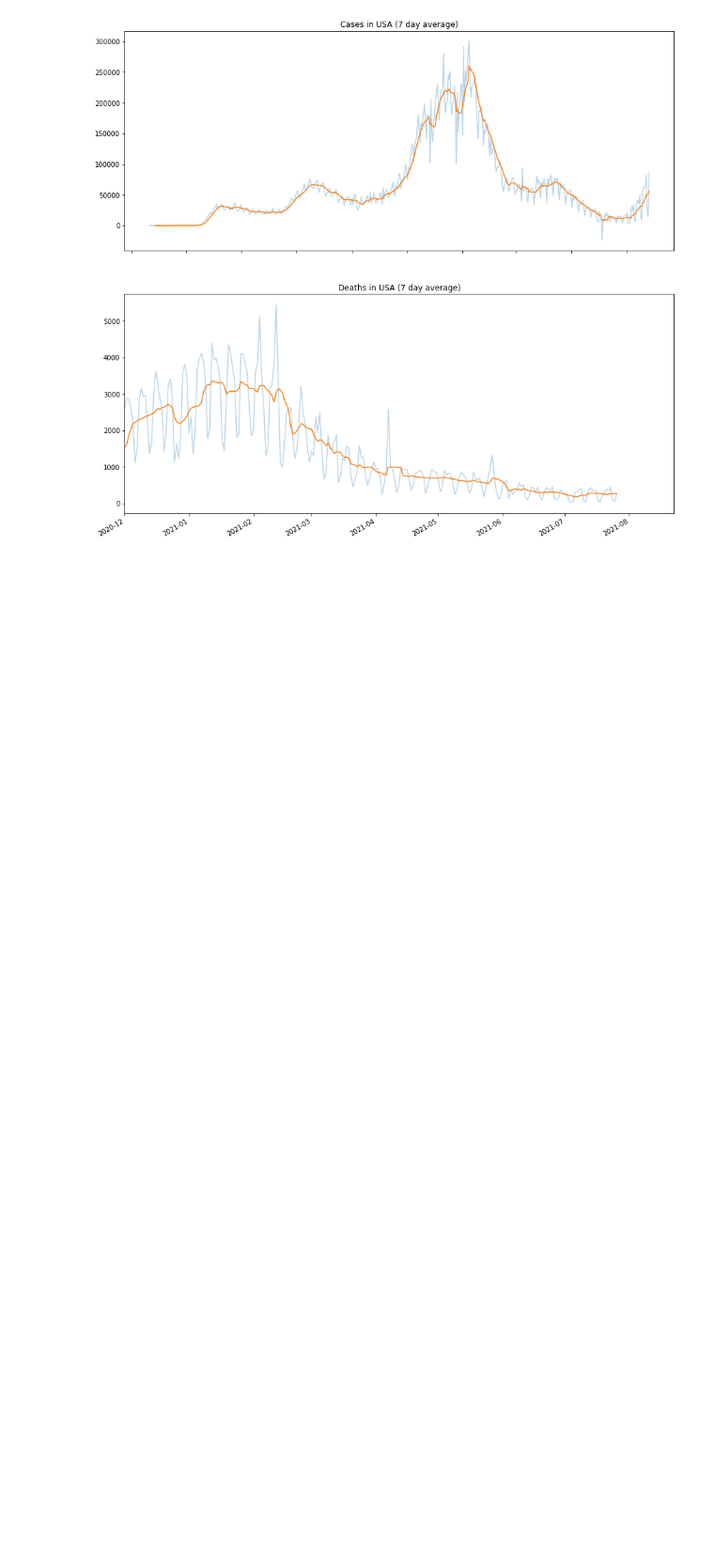
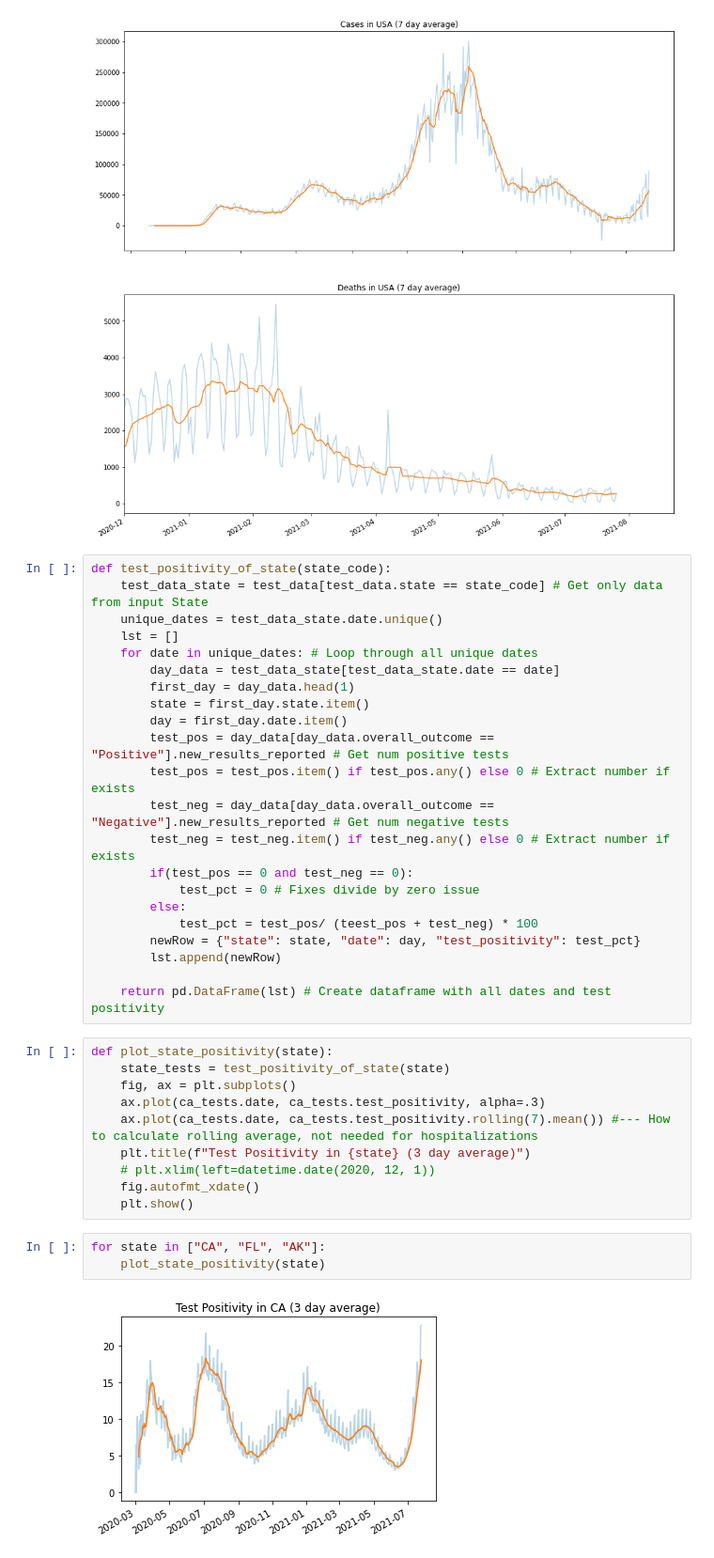
Before and after one commit to jonahdf/covid-twitter-bot, a Jupyter notebook: main.ipynb, the cells around one changed output. Shown at 94% size. Saved outputs shown, nothing was run; the diff lists cells and outputs as text; blank space fills up the shorter version.

```diff
--- a/main.ipynb
+++ b/main.ipynb
@@ -46,3 +52,40 @@ plt.xlim(left=datetime.date(2020, 12, 1))
 fig.autofmt_xdate()
 # %% [output]
 [figure]
+# %%
+def test_positivity_of_state(state_code):
+    test_data_state = test_data[test_data.state == state_code] # Get only data from input State
+    unique_dates = test_data_state.date.unique()
+    lst = []
+    for date in unique_dates: # Loop through all unique dates
+        day_data = test_data_state[test_data_state.date == date]
+        first_day = day_data.head(1)
+        state = first_day.state.item()
+        day = first_day.date.item()
+        test_pos = day_data[day_data.overall_outcome == "Positive"].new_results_reported # Get num positive tests
+        test_pos = test_pos.item() if test_pos.any() else 0 # Extract number if exists
+        test_neg = day_data[day_data.overall_outcome == "Negative"].new_results_reported # Get num negative tests
+        test_neg = test_neg.item() if test_neg.any() else 0 # Extract number if exists
+        if(test_pos == 0 and test_neg == 0):
+            test_pct = 0 # Fixes divide by zero issue
+        else:
+            test_pct = test_pos/ (teest_pos + test_neg) * 100
+        newRow = {"state": state, "date": day, "test_positivity": test_pct}
+        lst.append(newRow)
+
+    return pd.DataFrame(lst) # Create dataframe with all dates and test positivity
+# %%
+def plot_state_positivity(state):
+    state_tests = test_positivity_of_state(state)
+    fig, ax = plt.subplots()
+    ax.plot(ca_tests.date, ca_tests.test_positivity, alpha=.3)
+    ax.plot(ca_tests.date, ca_tests.test_positivity.rolling(7).mean()) #--- How to calculate rolling average, not needed for hospitalizations
+    plt.title(f"Test Positivity in {state} (3 day average)")
+    # plt.xlim(left=datetime.date(2020, 12, 1))
+    fig.autofmt_xdate()
+    plt.show()
+# %%
+for state in ["CA", "FL", "AK"]:
+    plot_state_positivity(state)
+# %% [output]
+[figure, added]
```
Also changed, not shown: parts of 4 cells of this notebook.
